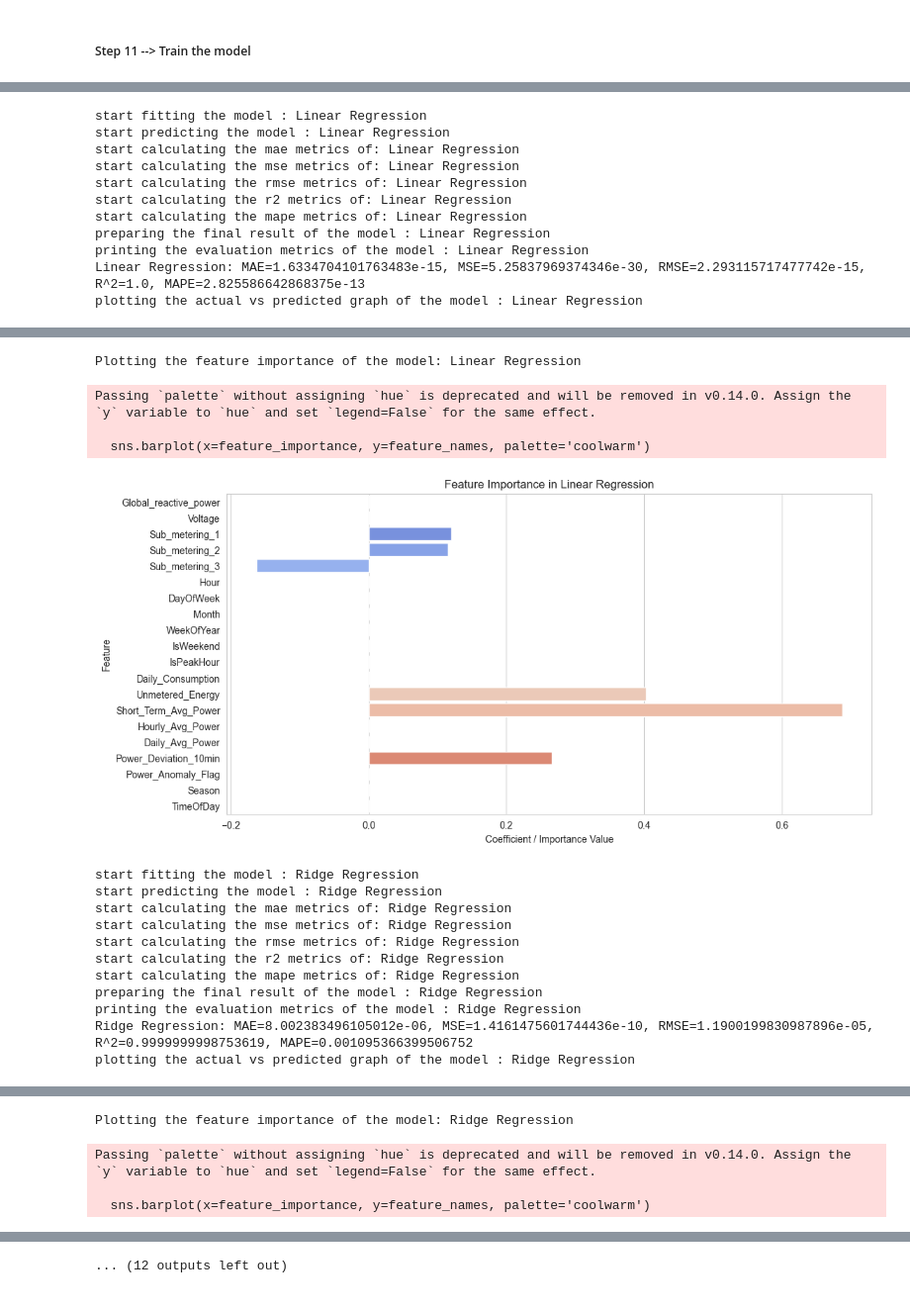
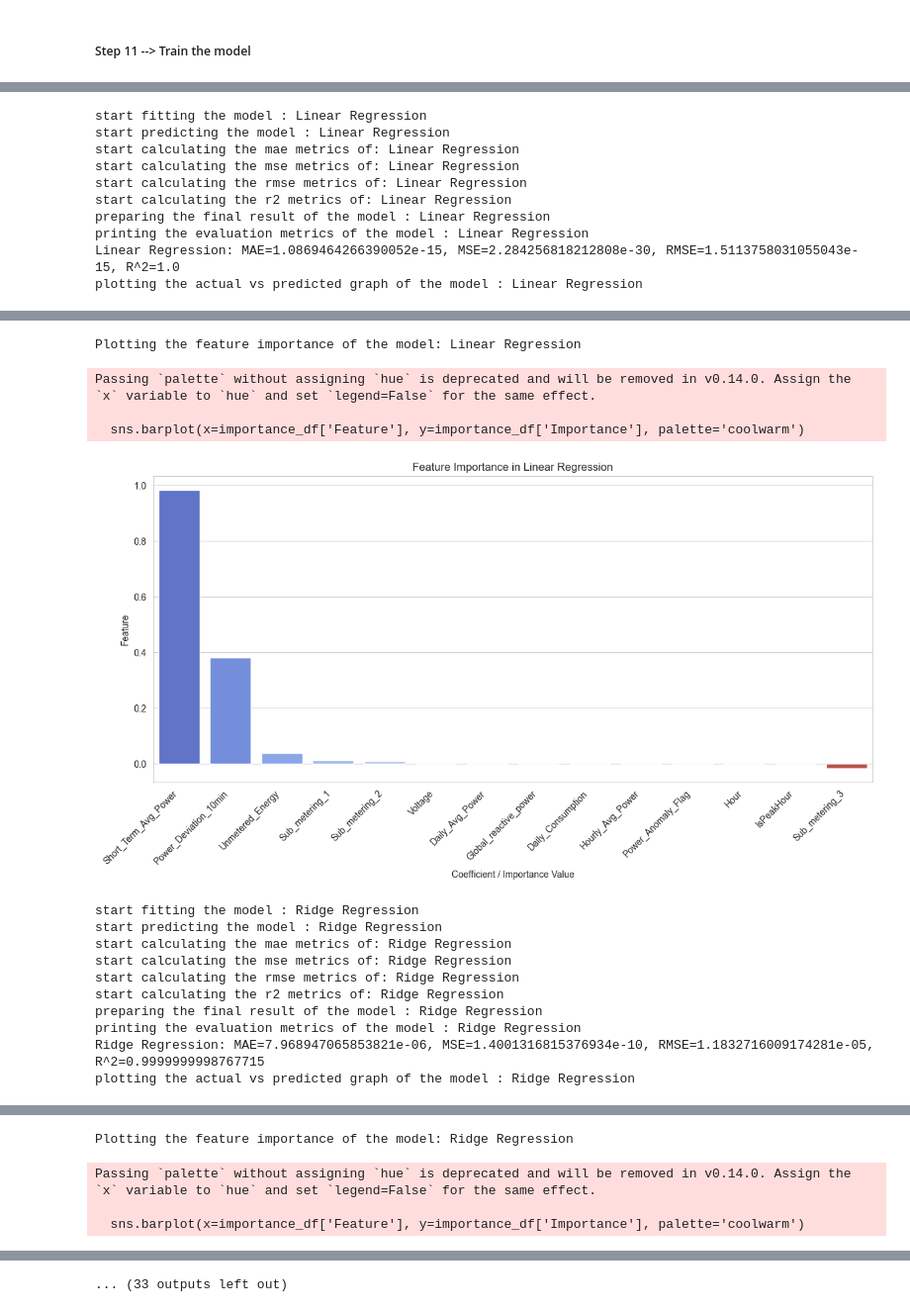
Before and after one commit to AswiniSivaraman/project_powerpulse, a Jupyter notebook: Data_Preprocessing.ipynb, the cells around one changed output, grey strips where cells are left out. Shown at 99% size. Drawn from its saved outputs; the diff is of its cells as text; code cells hidden in the pictures.

```diff
--- a/Data_Preprocessing.ipynb
+++ b/Data_Preprocessing.ipynb
@@ -637,7 +637,7 @@ df.corr()
 # %%
 # Conclusion from Step 10: Encoded the categorical features and created the correlation matrix.
 # %%
-df.drop(columns=['Global_intensity'], inplace=True)
+df.drop(columns=['Global_intensity','DayOfWeek','Month', 'WeekOfYear', 'IsWeekend', 'Season', 'TimeOfDay'], inplace=True)
 # %% [markdown]
 ##### Step 11 --> Train the model
 # %%
@@ -676,8 +676,7 @@ models = {
     'Ridge Regression': Ridge(),
     'Lasso Regression': Lasso(),
     'ElasticNet': ElasticNet(),
-    # 'Support Vector Regression (SVR)': SVR(),
-    'K-Nearest Neighbors (KNN)': KNeighborsRegressor(n_neighbors=5, n_jobs=-1),
+    'k-Nearest Neighbors': KNeighborsRegressor(n_neighbors=5,n_jobs=-1),
     'Random Forest': RandomForestRegressor(n_estimators=100, n_jobs=-1, random_state=42),
     'Gradient Boosting': GradientBoostingRegressor(n_estimators=100, subsample=0.8, random_state=42),
     'XGBoost': XGBRegressor(tree_method='hist', random_state=42),
@@ -705,14 +704,11 @@ for name, model in models.items():
     print(f'start calculating the r2 metrics of: {name}')
     r2 = r2_score(y_test, y_pred)
 
-    print(f'start calculating the mape metrics of: {name}')
-    mape = mean_absolute_percentage_error(y_test, y_pred) * 100
-
     print(f'preparing the final result of the model : {name}')
     # results[name] = {'MAE': mae, 'MSE': mse, 'RMSE': rmse, 'R^2': r2, 'MAPE': mape}
     print(f'printing the evaluation metrics of the model : {name}')
-    results.append({'Model': name,'MAE': mae,'MSE' : mse,'RMSE' : rmse,'R^2 Score': r2,'MAPE' : mape})
-    print(f"{name}: MAE={mae}, MSE={mse}, RMSE={rmse}, R^2={r2}, MAPE={mape}")
+    results.append({'Model': name,'MAE': mae,'MSE' : mse,'RMSE' : rmse,'R^2 Score': r2})
+    print(f"{name}: MAE={mae}, MSE={mse}, RMSE={rmse}, R^2={r2}")
 
     print(f'plotting the actual vs predicted graph of the model : {name}')
     plt.figure(figsize=(10, 5))
@@ -729,63 +725,68 @@ for name, model in models.items():
         print(f'Plotting the feature importance of the model: {name}')
         feature_importance = model.feature_importances_
         feature_names = X.columns
+        importance_df = pd.DataFrame({"Feature": feature_names, "Importance": feature_importance})
+        importance_df = importance_df.sort_values(by="Importance", ascending=False)
+
 
     elif hasattr(model, 'coef_'):
         print(f'Plotting the feature importance of the model: {name}')
         feature_importance = model.coef_
         feature_names = X.columns
+        importance_df = pd.DataFrame({"Feature": feature_names, "Importance": feature_importance})
+        importance_df = importance_df.sort_values(by="Importance", ascending=False)
 
     else:
         feature_importance = None
         print(f"Computing feature importance for {name}...")
         perm_importance = permutation_importance(model, X_test_scaled, y_test, n_repeats=3, random_state=42)
         importance_df = pd.DataFrame({"Feature": X.columns, "Importance": perm_importance.importances_mean})
         importance_df = importance_df.sort_values("Importance", ascending=False)
-        plt.figure(figsize=(12, 6))
-        sns.barplot(x=importance_df["Importance"], y=importance_df["Feature"], palette="coolwarm")
+        plt.figure(figsize=(14, 6))
+        plt.xticks(rotation=45, ha="right", fontsize=10)
+        sns.barplot(x=importance_df["Feature"], y=importance_df["Importance"], palette="coolwarm")
         plt.xlabel("Feature Importance Score")
         plt.ylabel("Feature")
         plt.title(f"Feature Importance in {name}")
         plt.show()
 
     if feature_importance is not None:
-        plt.figure(figsize=(12, 6))
-        sns.barplot(x=feature_importance, y=feature_names, palette='coolwarm')
+        plt.figure(figsize=(14, 6))
+        plt.xticks(rotation=45, ha="right", fontsize=10)
+        sns.barplot(x=importance_df['Feature'], y=importance_df['Importance'], palette='coolwarm')
         plt.xlabel('Coefficient / Importance Value')
         plt.ylabel('Feature')
         plt.title(f'Feature Importance in {name}')
         plt.show()
 # %% [output]
 start fitting the model : Linear Regression
 start predicting the model : Linear Regression
 start calculating the mae metrics of: Linear Regression
 start calculating the mse metrics of: Linear Regression
 start calculating the rmse metrics of: Linear Regression
 start calculating the r2 metrics of: Linear Regression
-start calculating the mape metrics of: Linear Regression
 preparing the final result of the model : Linear Regression
 printing the evaluation metrics of the model : Linear Regression
-Linear Regression: MAE=1.6334704101763483e-15, MSE=5.25837969374346e-30, RMSE=2.293115717477742e-15, R^2=1.0, MAPE=2.825586642868375e-13
+Linear Regression: MAE=1.0869464266390052e-15, MSE=2.284256818212808e-30, RMSE=1.5113758031055043e-15, R^2=1.0
 plotting the actual vs predicted graph of the model : Linear Regression
 [figure]
 Plotting the feature importance of the model: Linear Regression
-Passing `palette` without assigning `hue` is deprecated and will be removed in v0.14.0. Assign the `y` variable to `hue` and set `legend=False` for the same effect.
+Passing `palette` without assigning `hue` is deprecated and will be removed in v0.14.0. Assign the `x` variable to `hue` and set `legend=False` for the same effect.
 
-  sns.barplot(x=feature_importance, y=feature_names, palette='coolwarm')
+  sns.barplot(x=importance_df['Feature'], y=importance_df['Importance'], palette='coolwarm')
-[figure, old version]
+[figure, new version]
 start fitting the model : Ridge Regression
 start predicting the model : Ridge Regression
 start calculating the mae metrics of: Ridge Regression
 start calculating the mse metrics of: Ridge Regression
 start calculating the rmse metrics of: Ridge Regression
 start calculating the r2 metrics of: Ridge Regression
-start calculating the mape metrics of: Ridge Regression
 preparing the final result of the model : Ridge Regression
 printing the evaluation metrics of the model : Ridge Regression
-Ridge Regression: MAE=8.002383496105012e-06, MSE=1.4161475601744436e-10, RMSE=1.1900199830987896e-05, R^2=0.9999999998753619, MAPE=0.001095366399506752
+Ridge Regression: MAE=7.968947065853821e-06, MSE=1.4001316815376934e-10, RMSE=1.1832716009174281e-05, R^2=0.9999999998767715
 plotting the actual vs predicted graph of the model : Ridge Regression
 [figure]
 Plotting the feature importance of the model: Ridge Regression
-Passing `palette` without assigning `hue` is deprecated and will be removed in v0.14.0. Assign the `y` variable to `hue` and set `legend=False` for the same effect.
+Passing `palette` without assigning `hue` is deprecated and will be removed in v0.14.0. Assign the `x` variable to `hue` and set `legend=False` for the same effect.
 
-  sns.barplot(x=feature_importance, y=feature_names, palette='coolwarm')
+  sns.barplot(x=importance_df['Feature'], y=importance_df['Importance'], palette='coolwarm')
@@ -803,6 +803,6 @@ Lasso Regression: MAE=0.8213193025926596, MSE=1.1362121745402154, RMSE=1.0659325
 plotting the actual vs predicted graph of the model : Lasso Regression
 [figure]
-... (12 outputs left out)
+... (33 outputs left out)
 # %%
 results_df = pd.DataFrame(results)
 # %%
```
Also changed, not shown: parts of 4 cells of this notebook.
